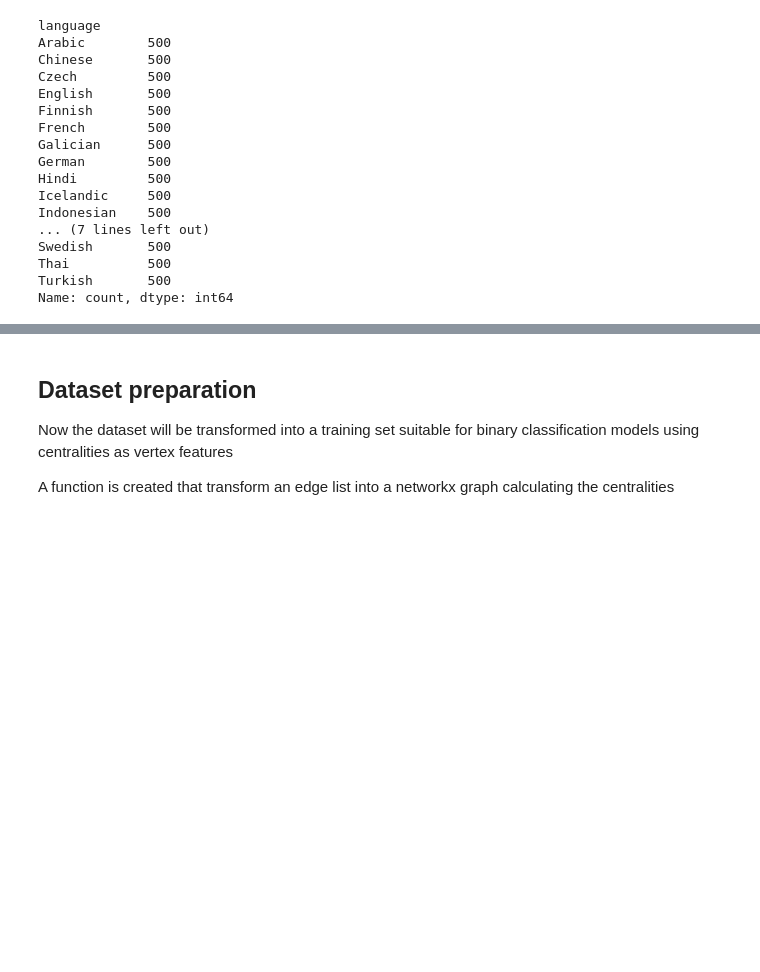
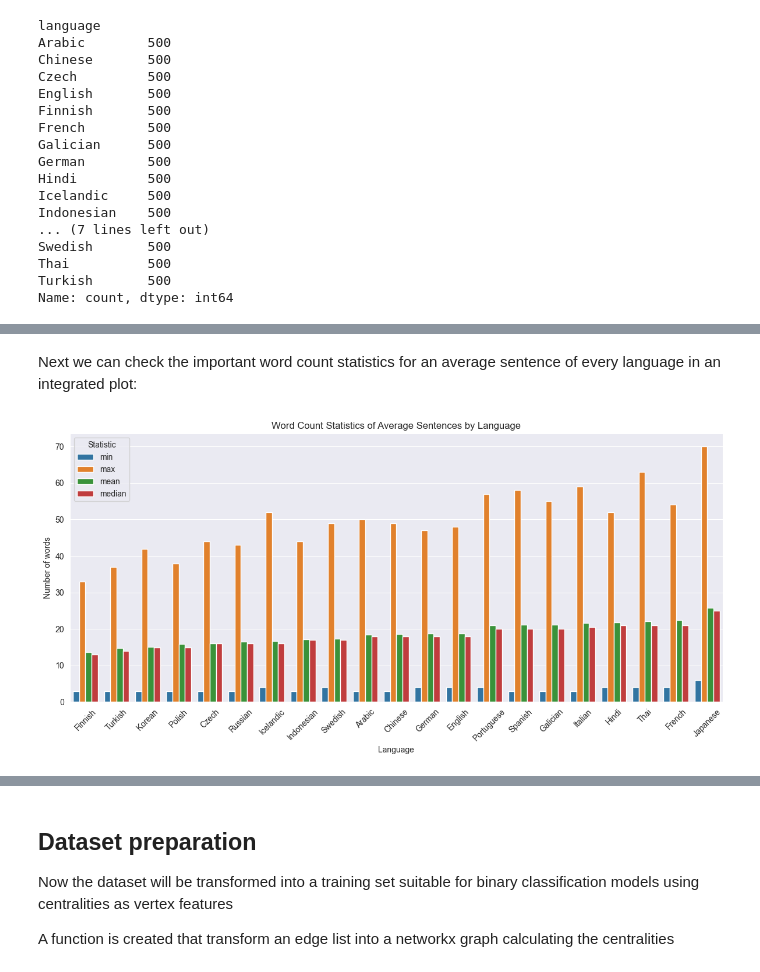
Before and after one commit to stef4k/ml-project-root-node-in-free-tree, a Jupyter notebook: notebooks/data_preprocessing.ipynb, the cells around one changed output, grey strips where cells are left out. Saved outputs shown, nothing was run; the diff lists cells and outputs as text; code cells hidden in the pictures; blank space fills up the shorter version.

```diff
--- a/notebooks/data_preprocessing.ipynb
+++ b/notebooks/data_preprocessing.ipynb
@@ -78,0 +108,20 @@ Name: count, dtype: int64
+# %% [markdown]
+Next we can check the important word count statistics for an average sentence of every language in an integrated plot:
+# %%
+agg_language_df = data.groupby('language')['n'].agg(['min', 'max', 'mean', 'median']).reset_index().sort_values(by='mean')
+
+melted = agg_language_df.melt(id_vars='language', var_name='Statistic', value_name='Value')
+
+# Plot
+plt.figure(figsize=(12, 6))
+sns.barplot(data=melted, x='language', y='Value', hue='Statistic')
+
+plt.title('Word Count Statistics of Average Sentences by Language')
+plt.ylabel('Number of words')
+plt.xlabel('Language')
+plt.legend(title='Statistic')
+plt.xticks(rotation=45)
+plt.tight_layout()
+plt.show()
+# %% [output]
+[figure, added]
```
Also changed, not shown: parts of 6 cells of this notebook, 1 other file.
